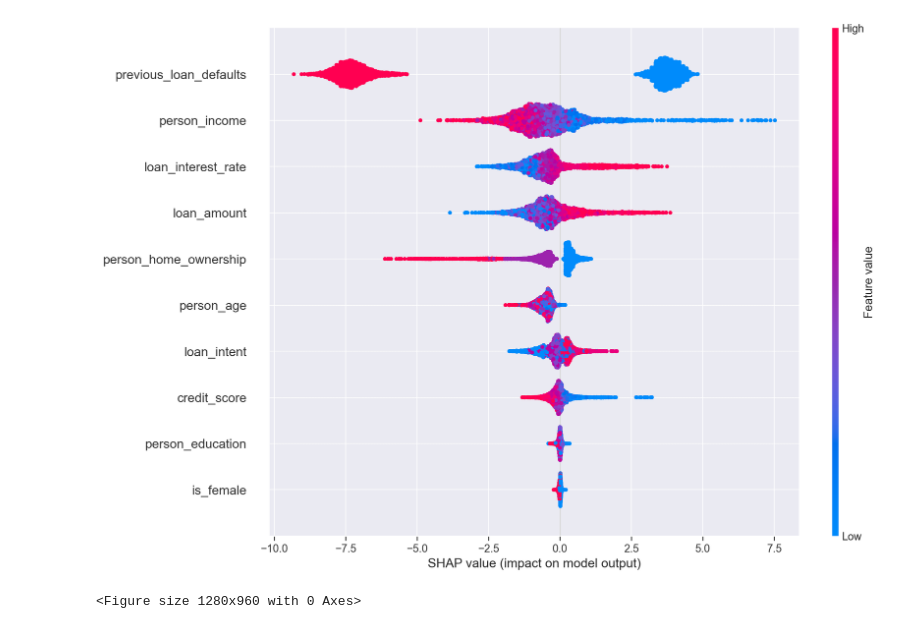
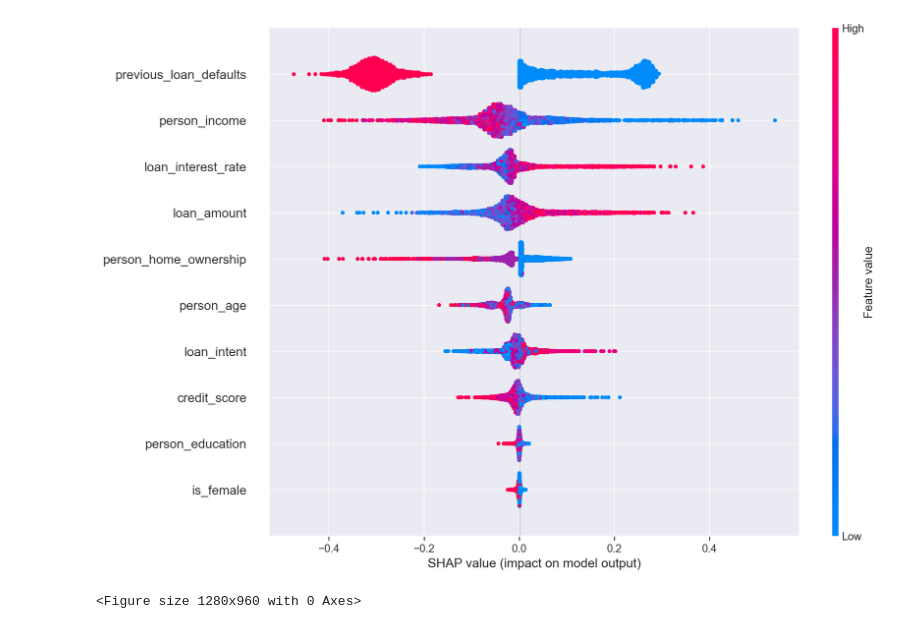
Before and after one commit to Jaymin151617/Credit-Risk-Analysis, a Jupyter notebook: notebooks/explainability.ipynb, the cells around one changed output. Cells and saved outputs as stored; diff of their text form; code cells hidden in the pictures.

Commit message:
exploring-shap-probability-relationship

```diff
--- a/notebooks/explainability.ipynb
+++ b/notebooks/explainability.ipynb
@@ -43,11 +43,17 @@ with open(parent_model_dir / "best_model.pkl", "rb") as f:
 with open(parent_model_dir / "power_transformer.pkl", "rb") as f:
     transformer = pickle.load(f)
 # %%
-explainer = shap.TreeExplainer(model)
+explainer = shap.TreeExplainer(
+    model,
+    X_train,
+    model_output='probability',
+    feature_perturbation="interventional",
+    feature_names=X_train.columns
+    )
 shap_values = explainer.shap_values(X_test, y_test)
 
 shap.summary_plot(shap_values, X_test, plot_size=(12,8))
 plt.tight_layout()
 # %% [output]
-[figure, old version]
+[figure, new version]
 <Figure size 1280x960 with 0 Axes>
```
Also changed, not shown: parts of 13 cells of this notebook.
